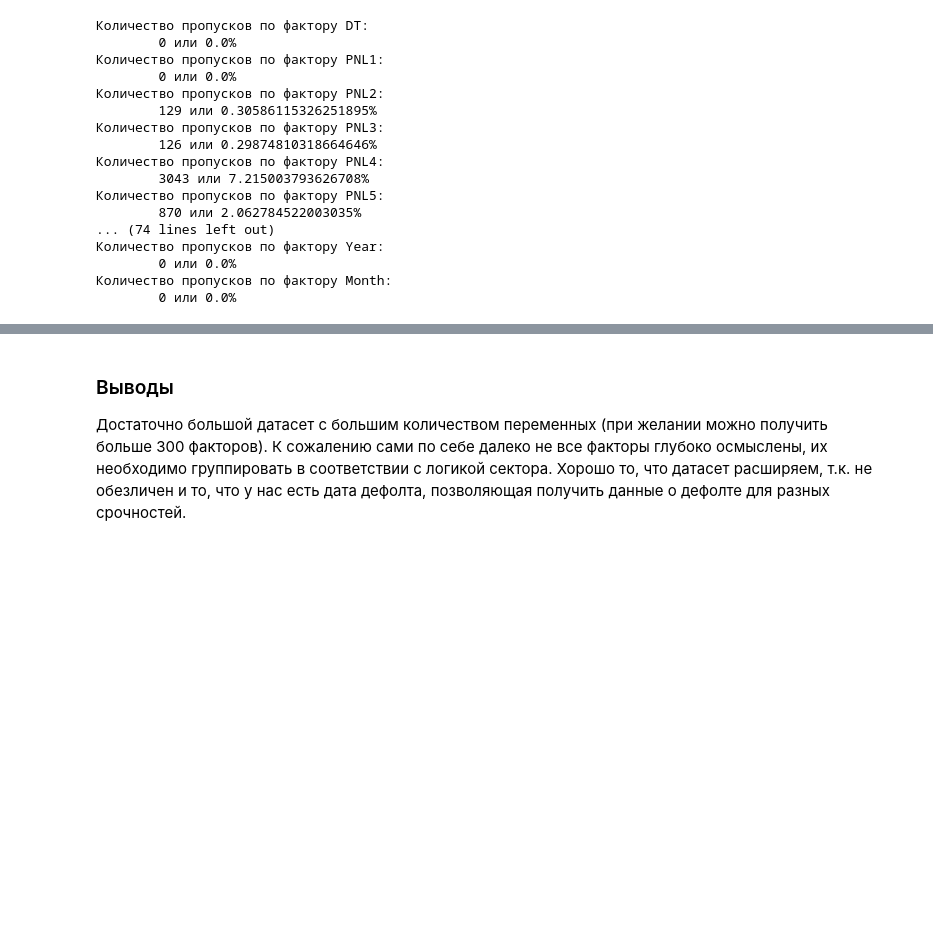
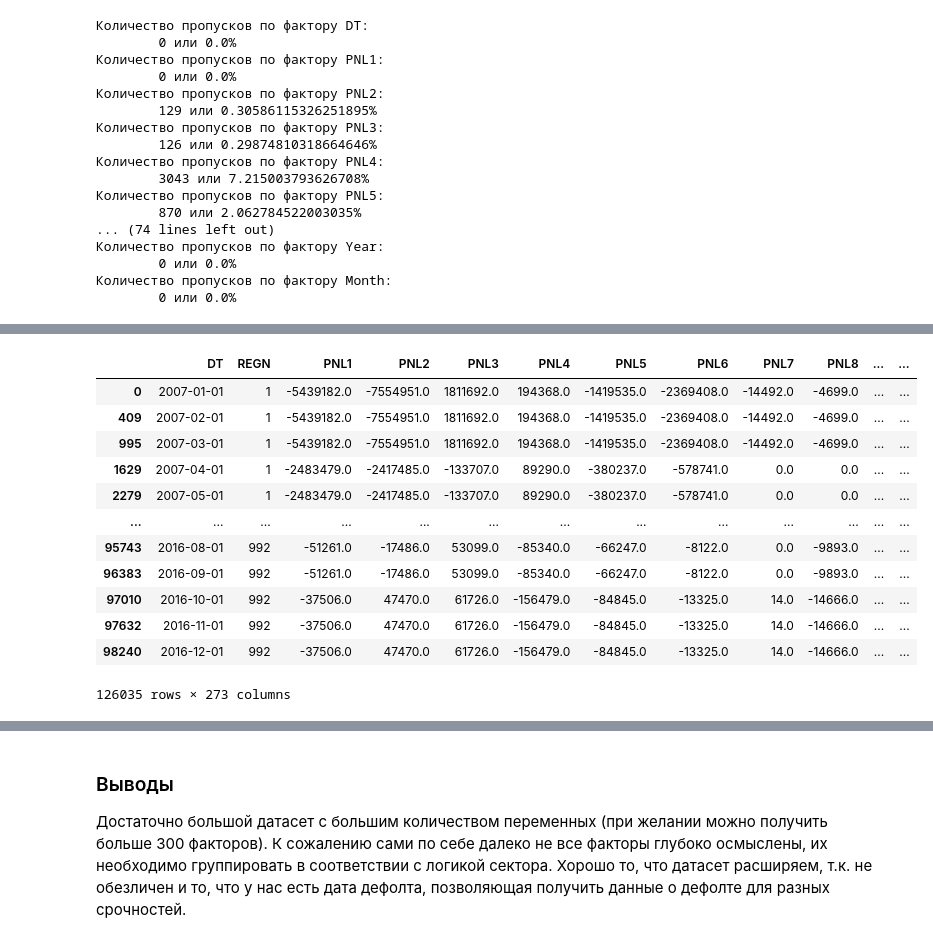
Before and after one commit to uasek/credit_scoring_project, a Jupyter notebook: datasets/19_RussianBanks/19_RussianBanks.ipynb, the cells around one changed output, grey strips where cells are left out. Cells and saved outputs as stored; diff of their text form; code cells hidden in the pictures; blank space fills up the shorter version.

```diff
--- a/datasets/19_RussianBanks/19_RussianBanks.ipynb
+++ b/datasets/19_RussianBanks/19_RussianBanks.ipynb
@@ -166,20 +170,26 @@ def prepare_df_to_modelling(pnl, bs, defaults, name_masks, target_days, fillnan
             return x
 
     merged_reporting.REGN = merged_reporting.REGN.apply(str)
+
     pd.options.mode.chained_assignment = None
     defaults = defaults[defaults.DefaultType != "ликв."]
     defaults.DefaultDate = defaults.DefaultDate.apply(func2)
     merged_reporting = merged_reporting.merge(defaults, how = "left", on = "REGN")
+
     merged_reporting["DaysToDefault"] = merged_reporting.DefaultDate - merged_reporting.DT
     days_container_instance = create_days_container(target_days)
 
     merged_reporting = days_container_instance.create_target_columns(merged_reporting)
 
-    merged_reporting.drop(list(defaults.columns) + ["DaysToDefault"], axis = 1, inplace = True)
+    not_needed_columns = np.array(defaults.columns)
+    not_needed_columns = not_needed_columns[not_needed_columns != "REGN"]
+    merged_reporting.drop(list(not_needed_columns) + ["DaysToDefault"], axis = 1, inplace = True)
 
     merged_reporting["Year"] = merged_reporting.DT.apply(lambda x: x.year)
     merged_reporting["Month"] = merged_reporting.DT.apply(lambda x: x.month)
 
+    merged_reporting = merged_reporting.sort_values(by = ["REGN", "DT"])
+    merged_reporting.fillna(method = "ffill", inplace = True)
     return merged_reporting
 # %%
 name_masks_container = create_name_masks_container(names_levels_pnl, names_levels_bs, df_pnl, df_bs, [1, 5], [1, 2])
@@ -349,0 +355,3 @@ for col in X.columns:
+# %%
+name_masks_container = create_name_masks_container(names_levels_pnl, names_levels_bs, df_pnl, df_bs, [1, 5], [3])
+df = prepare_df_to_modelling(df_pnl, df_bs, df_defaults, name_masks_container, [365, 365*2, 10000])
@@ -349,0 +373,4 @@ for col in X.columns:
+# %%
+factors_dict = pd.DataFrame({"Name" : name_masks_container.full_true_mask() + ["Year", "Month"],
+              "Attribute" : name_masks_container.encoding_mask()+ ["Year", "Month"]})
+factors_dict
@@ -349,0 +391,4 @@ for col in X.columns:
+# %%
+reclassification_dict = pd.read_excel(path + "\\Классификация.xlsx", header = 1)
+reclassification_dict = reclassification_dict[list(reclassification_dict.columns)[0:20]]
+reclassification_dict
@@ -349,0 +424,23 @@ for col in X.columns:
+# %%
+recl_dict = {}
+for i in reclassification_dict.columns:
+    names = reclassification_dict[i][reclassification_dict[i].isnull() == False]
+    codes = pd.Series(names).map(dict(zip(factors_dict.Name, factors_dict.Attribute)))
+    codes = codes[codes.isnull() == False]
+    recl_dict[i] = codes
+
+df
+# %% [output]
+|  | DT | REGN | PNL1 | PNL2 | PNL3 | PNL4 | PNL5 | PNL6 | PNL7 | PNL8 | ... | ... |
+| 0 | 2007-01-01 | 1 | -5439182.0 | -7554951.0 | 1811692.0 | 194368.0 | -1419535.0 | -2369408.0 | -14492.0 | -4699.0 | ... | ... |
+| 409 | 2007-02-01 | 1 | -5439182.0 | -7554951.0 | 1811692.0 | 194368.0 | -1419535.0 | -2369408.0 | -14492.0 | -4699.0 | ... | ... |
+| 995 | 2007-03-01 | 1 | -5439182.0 | -7554951.0 | 1811692.0 | 194368.0 | -1419535.0 | -2369408.0 | -14492.0 | -4699.0 | ... | ... |
+| 1629 | 2007-04-01 | 1 | -2483479.0 | -2417485.0 | -133707.0 | 89290.0 | -380237.0 | -578741.0 | 0.0 | 0.0 | ... | ... |
+| 2279 | 2007-05-01 | 1 | -2483479.0 | -2417485.0 | -133707.0 | 89290.0 | -380237.0 | -578741.0 | 0.0 | 0.0 | ... | ... |
+| ... | ... | ... | ... | ... | ... | ... | ... | ... | ... | ... | ... | ... |
+| 95743 | 2016-08-01 | 992 | -51261.0 | -17486.0 | 53099.0 | -85340.0 | -66247.0 | -8122.0 | 0.0 | -9893.0 | ... | ... |
+| 96383 | 2016-09-01 | 992 | -51261.0 | -17486.0 | 53099.0 | -85340.0 | -66247.0 | -8122.0 | 0.0 | -9893.0 | ... | ... |
+| 97010 | 2016-10-01 | 992 | -37506.0 | 47470.0 | 61726.0 | -156479.0 | -84845.0 | -13325.0 | 14.0 | -14666.0 | ... | ... |
+| 97632 | 2016-11-01 | 992 | -37506.0 | 47470.0 | 61726.0 | -156479.0 | -84845.0 | -13325.0 | 14.0 | -14666.0 | ... | ... |
+| 98240 | 2016-12-01 | 992 | -37506.0 | 47470.0 | 61726.0 | -156479.0 | -84845.0 | -13325.0 | 14.0 | -14666.0 | ... | ... |
+126035 rows × 273 columns
```
Also changed, not shown: parts of 21 cells of this notebook, 2 other files.
